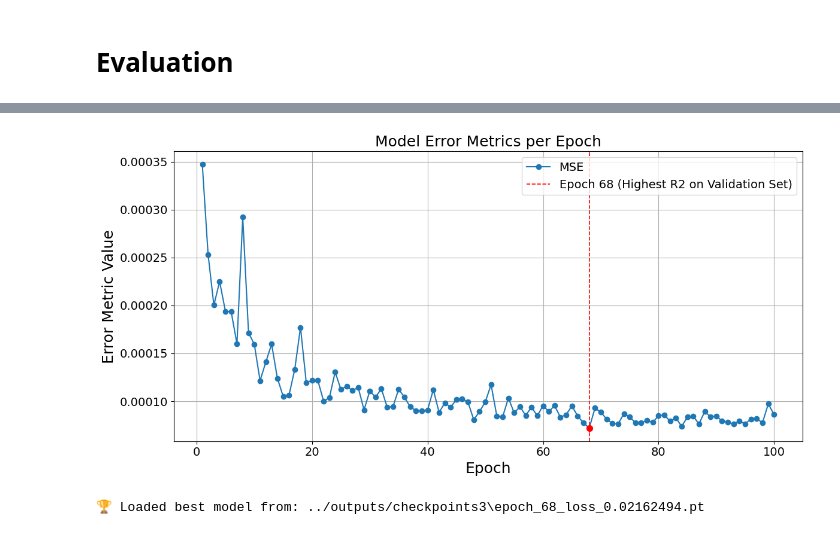
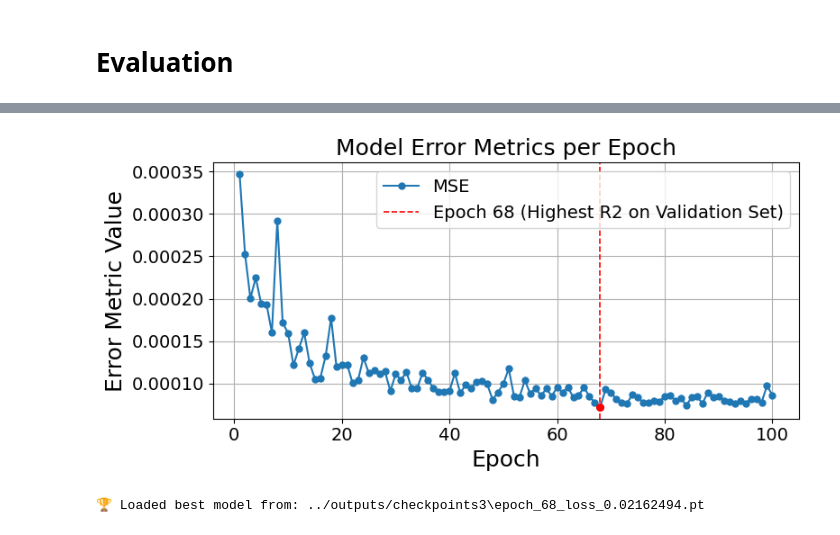
Before and after one commit to Absaar1548/Cd_results_backup, a Jupyter notebook: testing/model_new.ipynb, the cells around one changed output, grey strips where cells are left out. Drawn from its saved outputs; the diff is of its cells as text; code cells hidden in the pictures.

```diff
--- a/testing/model_new.ipynb
+++ b/testing/model_new.ipynb
@@ -691,14 +697,14 @@ metrics_df = pd.DataFrame([
     {"epoch": int(k), **v} for k, v in metrics_log.items()
 ]).sort_values("epoch")
 
-plt.figure(figsize=(12, 6))
+plt.figure(figsize=(8 , 4))
 for metric in ["r2"]:
     plt.plot(
         metrics_df["epoch"],
         metrics_df[metric],
         marker="o",
         label=metric.upper(),
-        markersize=6,
+        markersize=5,
         linewidth=1.5
     )
 best_epoch = metrics_df.loc[metrics_df["r2"].idxmax(), "epoch"]
@@ -707,7 +713,7 @@ plt.scatter(
     best_epoch,
     metrics_df.loc[metrics_df["epoch"] == best_epoch, "r2"],
     color='red',
-    s=50,
+    s=30,
     zorder=5
 )
 plt.xlabel("Epoch", fontsize=18)
@@ -745,14 +751,14 @@ metrics_df = pd.DataFrame([
     {"epoch": int(k), **v} for k, v in metrics_log.items()
 ]).sort_values("epoch")
 
-plt.figure(figsize=(12, 6))
+plt.figure(figsize=(8 , 4))
 for metric in ["mae", "rmse"]:
     plt.plot(
         metrics_df["epoch"],
         metrics_df[metric],
         marker="o",
         label=metric.upper(),
-        markersize=6,
+        markersize=5,
         linewidth=1.5
     )
 
@@ -769,14 +775,14 @@ plt.scatter(
     highlight_epoch,
     metrics_df.loc[metrics_df["epoch"] == highlight_epoch, "mae"],
     color='red',
-    s=50,
+    s=30,
     zorder=5
 )
 plt.scatter(
     highlight_epoch,
     metrics_df.loc[metrics_df["epoch"] == highlight_epoch, "rmse"],
     color='red',
-    s=50,
+    s=30,
     zorder=5
 )
 
@@ -798,45 +804,45 @@ metrics_df = pd.DataFrame([
     {"epoch": int(k), **v} for k, v in metrics_log.items()
 ]).sort_values("epoch")
 
-plt.figure(figsize=(12, 6))
+plt.figure(figsize=(8, 4))
 for metric in ["mse"]:
     plt.plot(
         metrics_df["epoch"],
         metrics_df[metric],
         marker="o",
         label=metric.upper(),
-        markersize=6,
+        markersize=5,
         linewidth=1.5
     )
 
 highlight_epoch = metrics_df.loc[metrics_df["r2"].idxmax(), "epoch"]
 plt.axvline(
     x=highlight_epoch,
     color='red',
     linestyle='--',
     linewidth=1.2,
     label=f"Epoch {highlight_epoch} (Highest R2 on Validation Set)"
 )
 plt.scatter(
     highlight_epoch,
     metrics_df.loc[metrics_df["epoch"] == highlight_epoch, "mse"],
     color='red',
-    s=50,
+    s=30,
     zorder=5
 )
 
 plt.xlabel("Epoch", fontsize=18)
 plt.ylabel("Error Metric Value", fontsize=18)
 plt.title("Model Error Metrics per Epoch", fontsize=18)
 plt.xticks(fontsize=14)
 plt.yticks(fontsize=14)
 plt.legend(fontsize=14)
 plt.grid(True)
 plt.tight_layout()
 plt.savefig("../outputs/eval/error_metric_trends.png", dpi=300)
 plt.show()
 # %% [output]
-[figure, old version]
+[figure, new version]
 # %%
 def load_best_model(model_checkpoint_dir = model_checkpoint_dir):
     """
```
Also changed, not shown: parts of 5 cells of this notebook, 11 other files.
